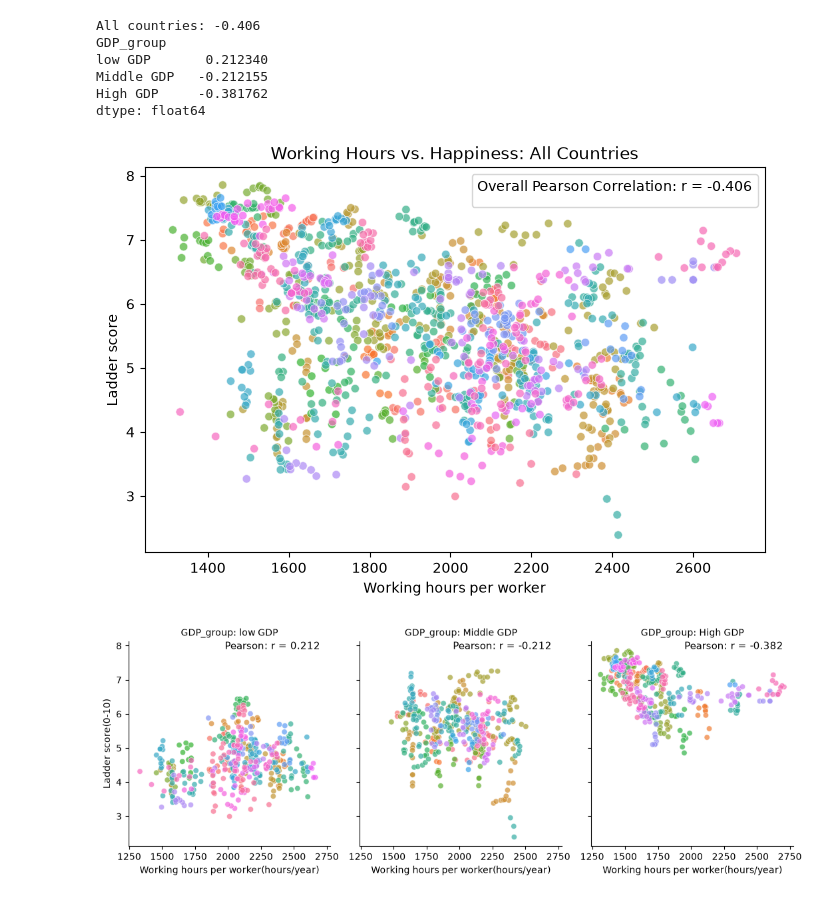
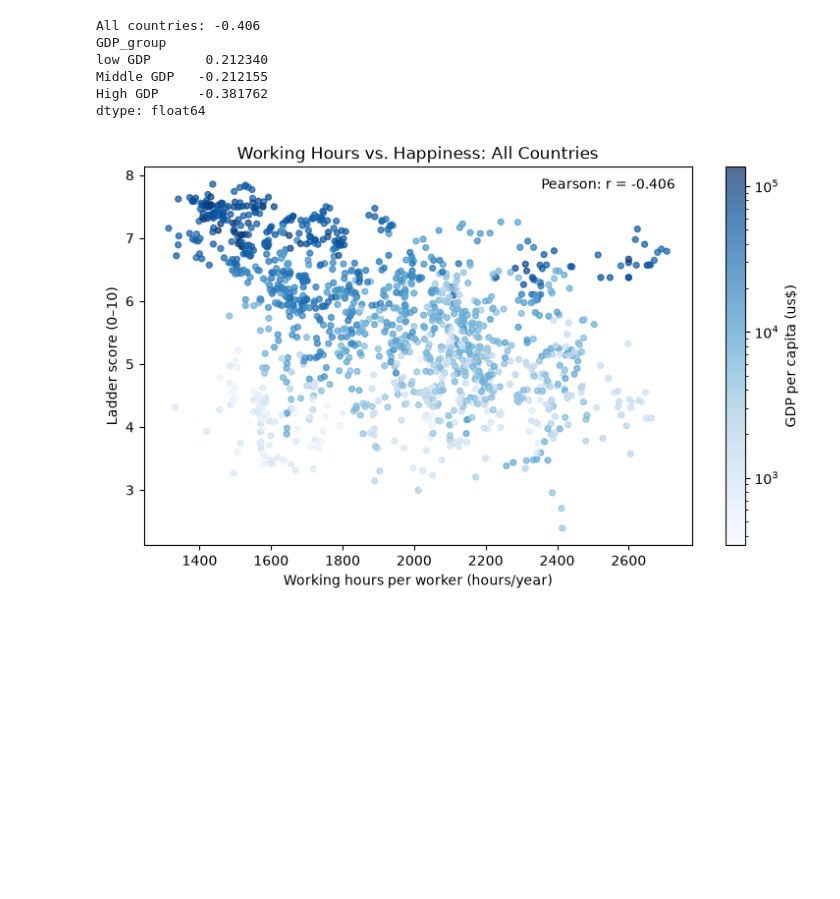
Before and after one commit to rgtd-faustino/Data-Visualization, a Jupyter notebook: Q3_visuallization.ipynb, the cells around one changed output. Drawn from its saved outputs; the diff is of its cells as text; code cells hidden in the pictures; blank space fills up the shorter version.

Commit message:
Update data Q3 analysis and visualizations 30-10

```diff
--- a/Q3_visuallization.ipynb
+++ b/Q3_visuallization.ipynb
@@ -146,9 +153,8 @@ country_gdp["GDP_group"] = pd.qcut(
 # Merge GDP groups into dataset
 valid_data_Q3  = pd.merge(
     valid_data_Q3,
-    country_gdp,
-    left_on=["Country name"],
-    right_on=["Country name"],
+    country_gdp[["Country name","GDP_group"]],
+    on=["Country name"],
     how="inner"
 )
 display(valid_data_Q3.head())
@@ -182,49 +188,41 @@ Middle GDP   -0.212155
 High GDP     -0.381762
 dtype: float64
 # %%
+from matplotlib.colors import LogNorm
 # map 4 scatterplots , one for all data, three for each group
-import matplotlib.pyplot as plt
-import seaborn as sns
-fig, ax = plt.subplots(figsize=(8, 5))
-sns.scatterplot(
+gdp_min = valid_data_Q3["gdp_per_capita"].min()
+gdp_max = valid_data_Q3["gdp_per_capita"].max()
+
+
+fig, ax = plt.subplots(figsize=(9, 5))
+marks = ax.scatter(
     data=valid_data_Q3,
     x="Working hours per worker",
     y="Ladder score",
-    hue="Country name",
-    legend=False,
+    c=valid_data_Q3["gdp_per_capita"],
+    cmap="Blues",
+    # vmin=gdp_min,
+    # vmax=gdp_max,
+    norm=LogNorm(
+        vmin=valid_data_Q3["gdp_per_capita"].min(),
+        vmax=valid_data_Q3["gdp_per_capita"].max()
+    ),
+    s=18,
     alpha=0.7,
-    ax=ax,
 )
+
+fig.colorbar(marks, ax=ax, label="GDP per capita (us$)")
+
 ax.set_title("Working Hours vs. Happiness: All Countries")
-ax.legend(title=f"Overall Pearson Correlation: r = {r_all:.3f}")
-
-facets = sns.relplot(
-    data=valid_data_Q3,
-    x="Working hours per worker",
-    y="Ladder score",
-    col="GDP_group",
-    hue="Country name",
-    kind="scatter",
-    alpha=0.7,
-    height=4,
-    aspect=0.9,
-    legend=False,
-)
-facets.set_axis_labels("Working hours per worker(hours/year)", "Ladder score(0-10)")
-facets.set_titles("GDP_group: {col_name}" )
-for ax1, group_name in zip(facets.axes.flat, facets.col_names):
-    r = correlation_of_each_group[group_name]
-    ax1.text(
-        0.95, 0.95,
-        f"Pearson: r = {r:.3f}",
-        transform=ax1.transAxes,
-        fontsize=11,
-        va="bottom",
-        ha="right",
-        bbox=dict(facecolor="white", alpha=0.8, edgecolor="none")
+ax.set_xlabel("Working hours per worker (hours/year)")
+ax.set_ylabel("Ladder score (0–10)")
+ax.text(
+    0.97,0.97,
+    f"Pearson: r = {r_all:.3f}",
+    transform=ax.transAxes,
+    ha="right",
+    va="top"
     )
-# facets.figure.suptitle("The Same Relationship Faceted by Origin", y=1.05)
 plt.show()
 # %% [output]
-[figure, old version]
+[figure, new version]
-[figure, removed]
```
Also changed, not shown: parts of 4 cells of this notebook.
